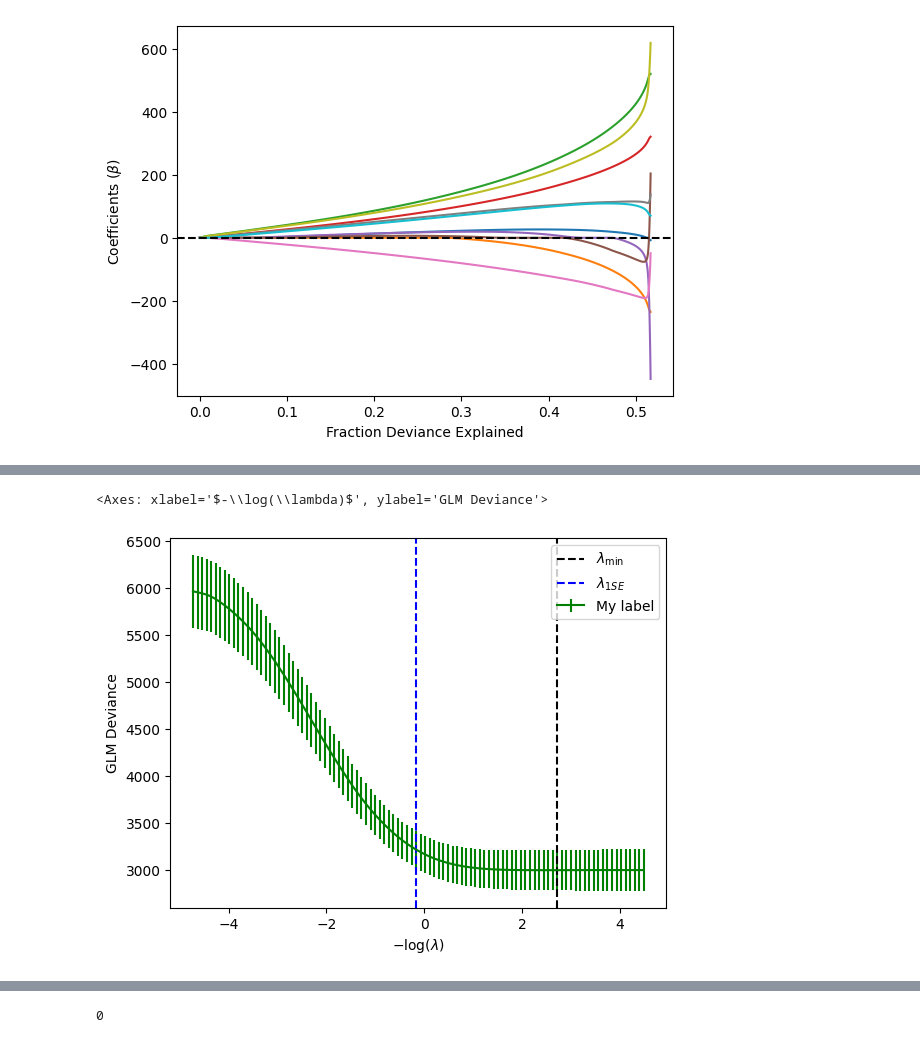
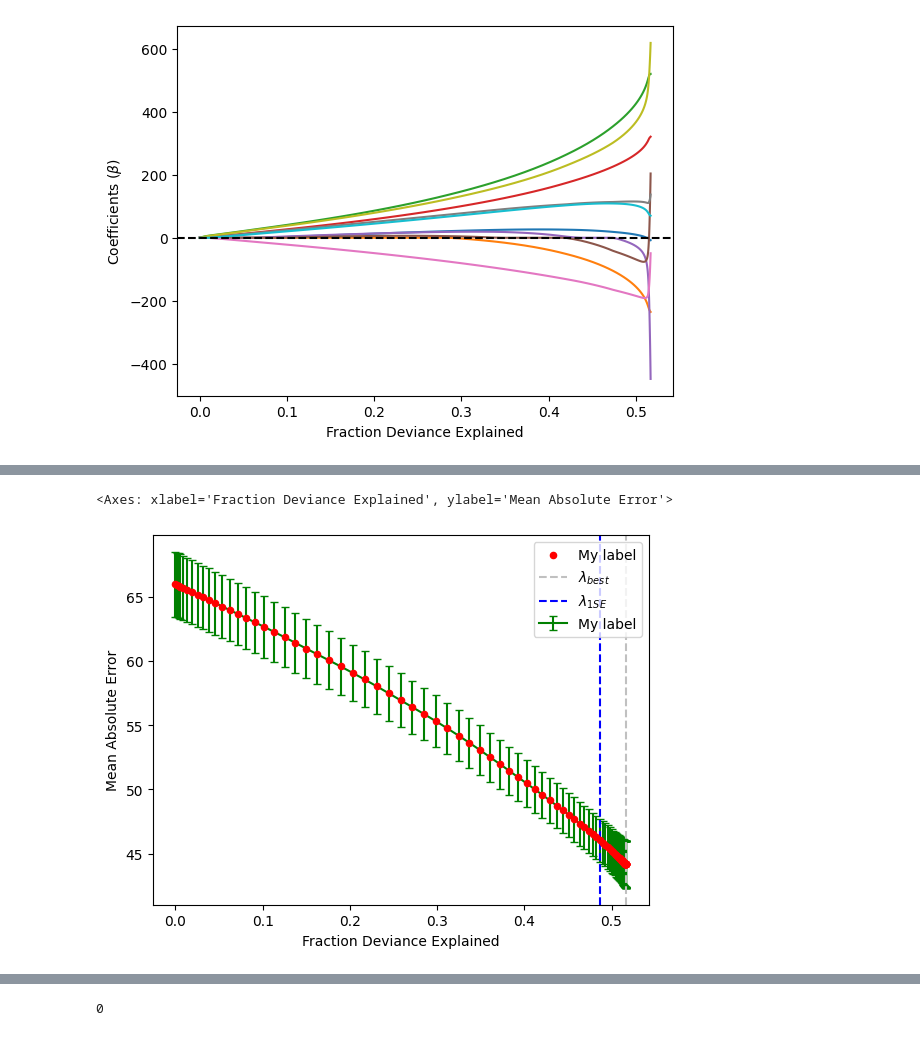
Before and after one commit to jonathan-taylor/glmnetpy, a Jupyter notebook: docs/examples/cross_validation.ipynb, the cells around one changed output, grey strips where cells are left out. Drawn from its saved outputs; the diff is of its cells as text; code cells hidden in the pictures.

```diff
--- a/docs/examples/cross_validation.ipynb
+++ b/docs/examples/cross_validation.ipynb
@@ -80,9 +132,9 @@ G.plot_cross_validation()
 # %%
 G2 = clone(G)
 G2.fit(X, Y)
 G2.cross_validation_path(X, Y, cv=10, alignment='fraction')
-G2.plot_cross_validation(c='green', label='My label', legend=True, col_1se='blue')
+G2.plot_cross_validation(c='green', label='My label', legend=True, col_1se='blue', score='Mean Absolute Error', xvar='dev')
 # %% [output]
-<Axes: xlabel='$-\\log(\\lambda)$', ylabel='GLM Deviance'>
+<Axes: xlabel='Fraction Deviance Explained', ylabel='Mean Absolute Error'>
-[figure, old version]
+[figure, new version]
 # %%
```
Also changed, not shown: parts of 19 cells of this notebook, 5 other files.
